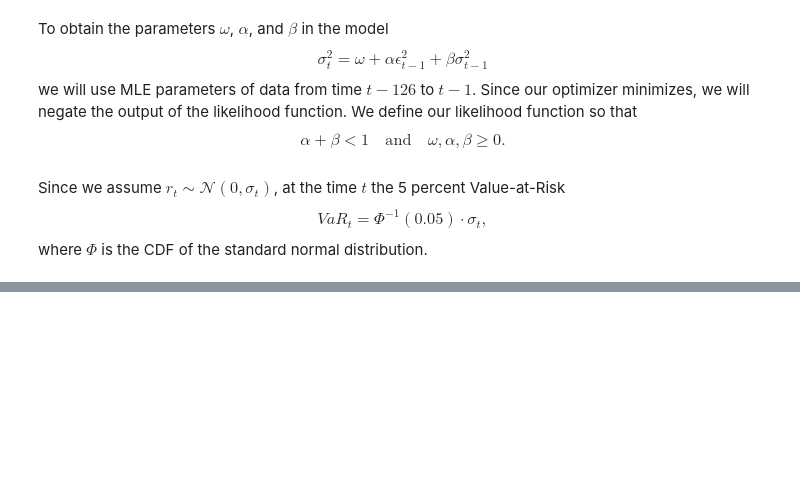
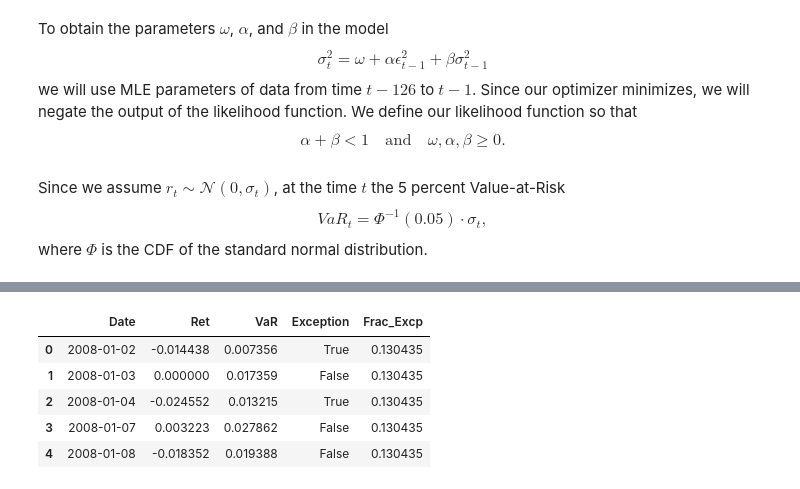
Before and after one commit to charlesrambo/risk_management, a Jupyter notebook: GARCH.ipynb, the cells around one changed output, grey strips where cells are left out. Saved outputs shown, nothing was run; the diff lists cells and outputs as text; code cells hidden in the pictures; blank space fills up the shorter version.

```diff
--- a/GARCH.ipynb
+++ b/GARCH.ipynb
@@ -299,0 +188,11 @@ plt.show()
+# %%
+sp500.to_csv('GARCH_VaR_SP500.csv', index = False)
+
+sp500.head()
+# %% [output]
+|  | Date | Ret | VaR | Exception | Frac_Excp |
+| 0 | 2008-01-02 | -0.014438 | 0.007356 | True | 0.130435 |
+| 1 | 2008-01-03 | 0.000000 | 0.017359 | False | 0.130435 |
+| 2 | 2008-01-04 | -0.024552 | 0.013215 | True | 0.130435 |
+| 3 | 2008-01-07 | 0.003223 | 0.027862 | False | 0.130435 |
+| 4 | 2008-01-08 | -0.018352 | 0.019388 | False | 0.130435 |
```
Also changed, not shown: parts of 9 cells of this notebook.
